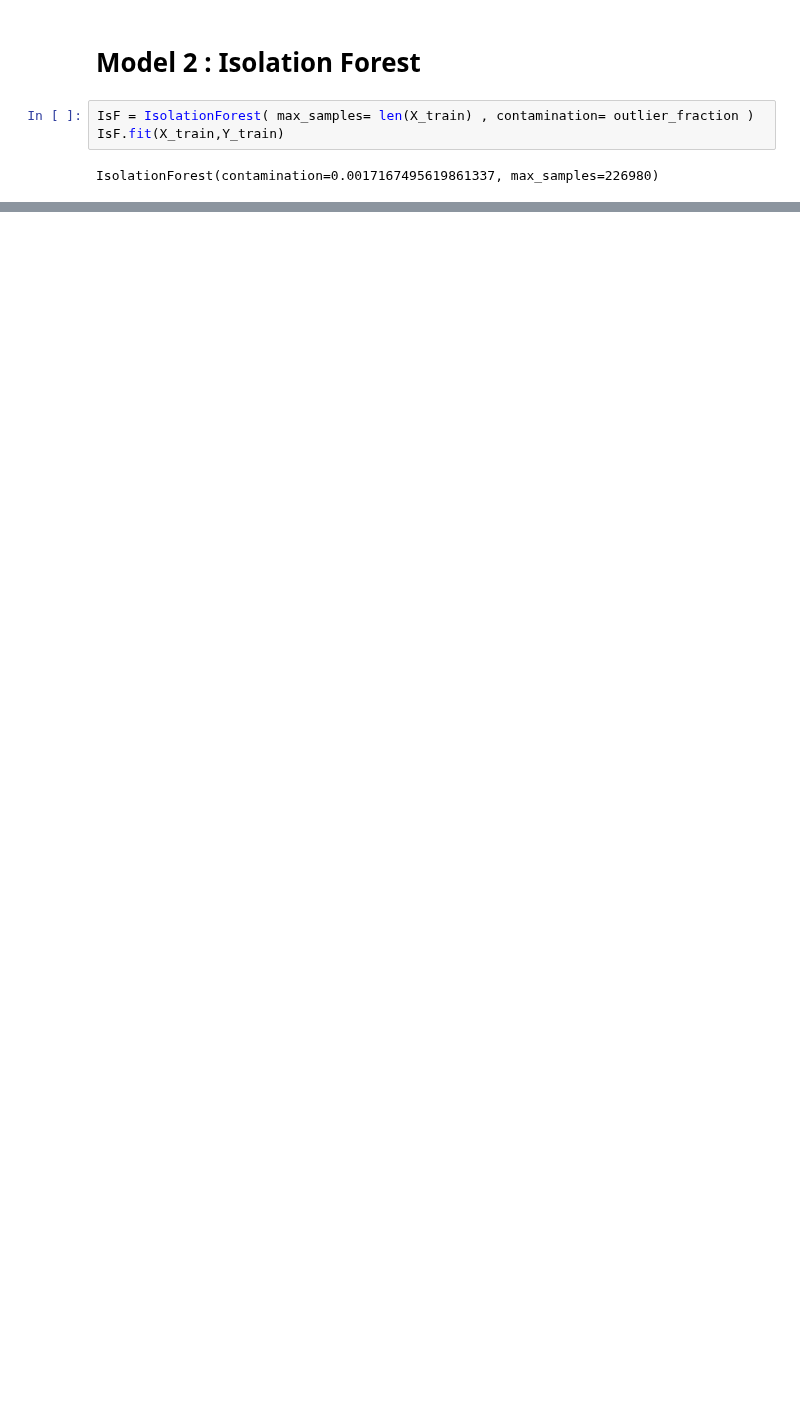
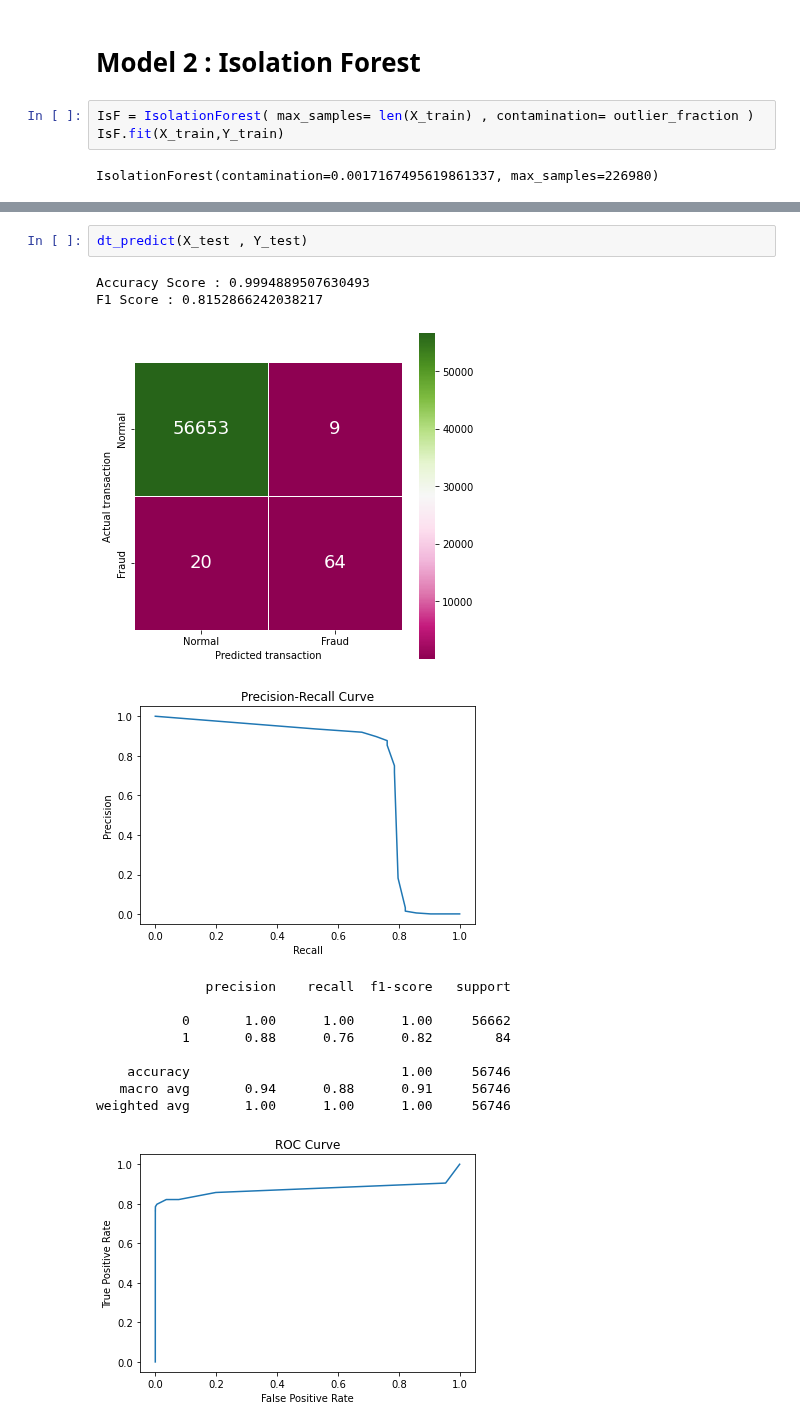
Before and after one commit to PHNPR/Credit-Card-Fraud-Detection, a Jupyter notebook: Credit Card Fraud.ipynb, the cells around one changed output, grey strips where cells are left out. Cells and saved outputs as stored; diff of their text form; blank space fills up the shorter version.

```diff
--- a/Credit Card Fraud.ipynb
+++ b/Credit Card Fraud.ipynb
@@ -277,0 +329,16 @@ weighted avg       1.00      1.00      1.00     56746
+# %%
+dt_predict(X_test , Y_test)
+# %% [output]
+Accuracy Score : 0.9994889507630493
+F1 Score : 0.8152866242038217
+[figure, added]
+[figure, added]
+              precision    recall  f1-score   support
+
+           0       1.00      1.00      1.00     56662
+           1       0.88      0.76      0.82        84
+
+    accuracy                           1.00     56746
+   macro avg       0.94      0.88      0.91     56746
+weighted avg       1.00      1.00      1.00     56746
+[figure, added]
```
Also changed, not shown: parts of 12 cells of this notebook.
